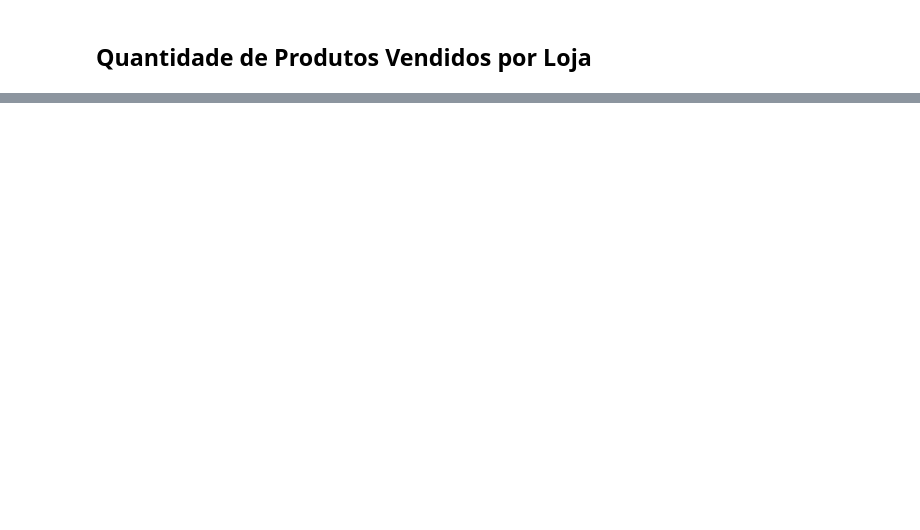
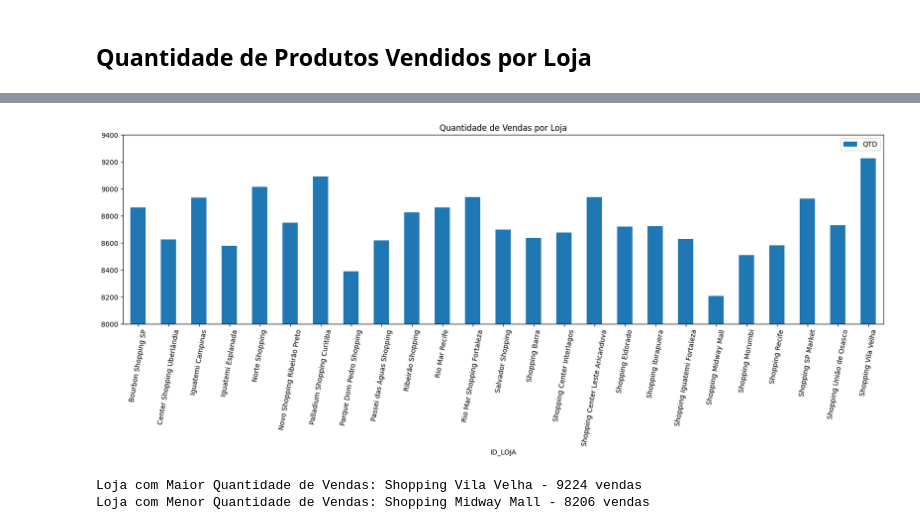
Before and after one commit to ro77en/data-science-challenges, a Jupyter notebook: Desafio 1/main.ipynb, the cells around one changed output, grey strips where cells are left out. Drawn from its saved outputs; the diff is of its cells as text; code cells hidden in the pictures; blank space fills up the shorter version.

```diff
--- a/Desafio 1/main.ipynb
+++ b/Desafio 1/main.ipynb
@@ -130,0 +105,3 @@ df_vendas.head(3)
+# %%
+vendas_lojas = df_vendas[ ['ID_LOJA', 'QTD'] ].groupby('ID_LOJA').sum()
+display(vendas_lojas)
@@ -130,0 +127,27 @@ df_vendas.head(3)
+# %%
+fig, ax = plt.subplots(figsize=(20,5))
+vendas_lojas.plot.bar(rot=80, title='Quantidade de Vendas por Loja', ax=ax)
+y_labels = [8000, 8200, 8400, 8600, 8800, 9000, 9200, 9400]
+min_y = min(vendas_lojas['QTD'])
+ax.set_ylim(8000, 9400)
+ax.set_yticks(y_labels)
+ax.set_yticklabels([f'{val:.0f}' for val in y_labels])
+plt.savefig('qtd_lojas.png', bbox_inches='tight')
+plt.show()
+
+## Maior e Menor Quantidades
+vendas_lojas = vendas_lojas.reset_index()
+
+indice = vendas_lojas['QTD'].idxmax()
+id_maior = vendas_lojas.at[indice, 'ID_LOJA']
+maior_qtd = max(vendas_lojas['QTD'])
+print(f'Loja com Maior Quantidade de Vendas: {id_maior} - {maior_qtd:.0f} vendas')
+
+indice = vendas_lojas['QTD'].idxmin()
+id_menor = vendas_lojas.at[indice, 'ID_LOJA']
+menor_qtd = min(vendas_lojas['QTD'])
+print(f'Loja com Menor Quantidade de Vendas: {id_menor} - {menor_qtd:.0f} vendas')
+# %% [output]
+[figure, added]
+Loja com Maior Quantidade de Vendas: Shopping Vila Velha - 9224 vendas
+Loja com Menor Quantidade de Vendas: Shopping Midway Mall - 8206 vendas
```
Also changed, not shown: parts of 6 cells of this notebook, 3 other files.
